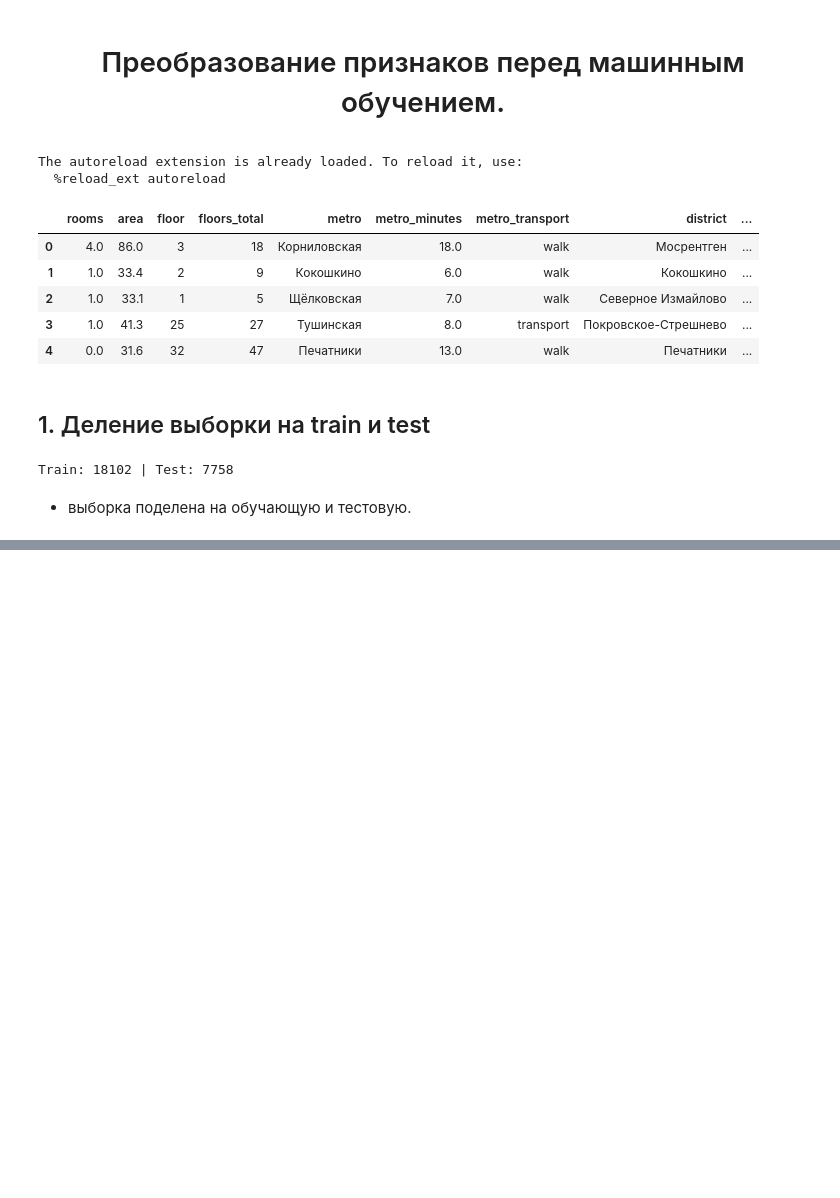
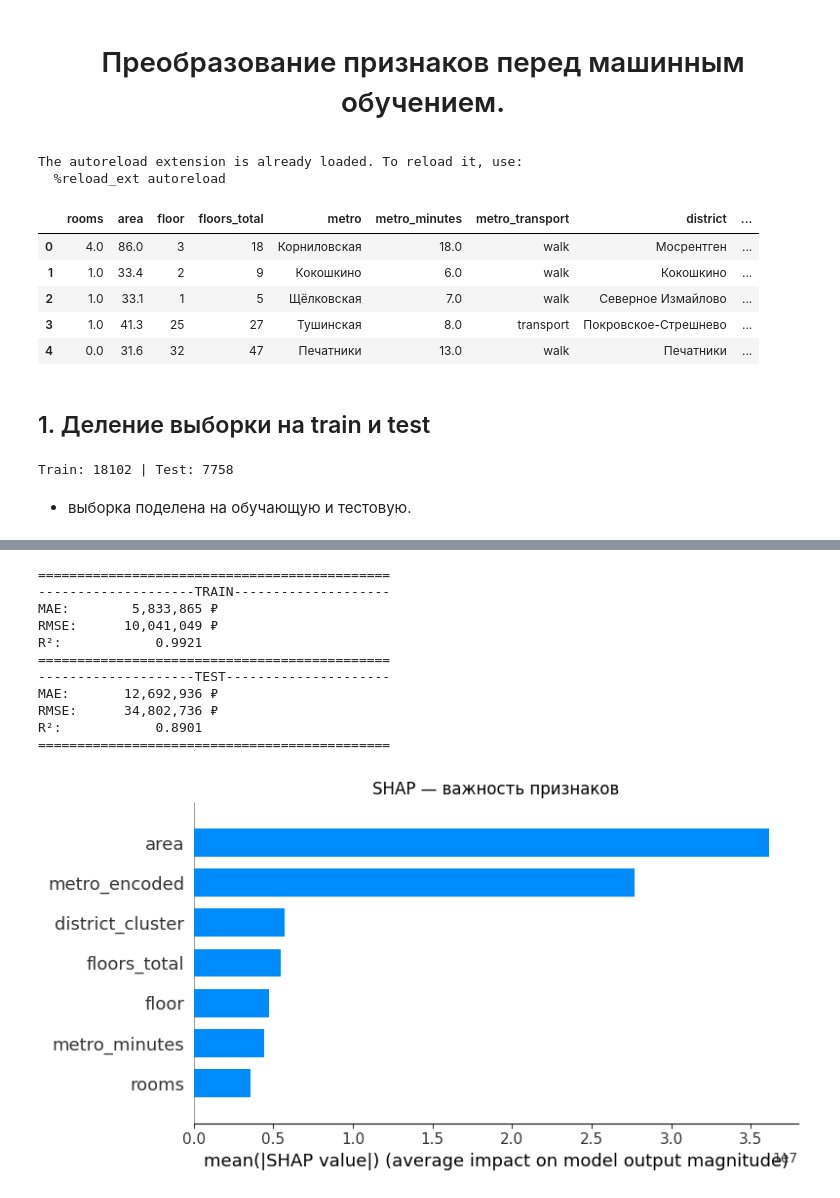
Before and after one commit to lopa8in/PROJECT-CIAN, a Jupyter notebook: ML/SHOW_feature_engineering.ipynb, the cells around one changed output, grey strips where cells are left out. Saved outputs shown, nothing was run; the diff lists cells and outputs as text; code cells hidden in the pictures; blank space fills up the shorter version.

```diff
--- a/ML/SHOW_feature_engineering.ipynb
+++ b/ML/SHOW_feature_engineering.ipynb
@@ -53,0 +195,80 @@ pd.DataFrame(X_train)
+# %%
+import numpy as np
+import pandas as pd
+import matplotlib.pyplot as plt
+import shap
+from sklearn.pipeline import Pipeline
+from sklearn.metrics import mean_absolute_error, mean_squared_error, r2_score
+from catboost import CatBoostRegressor
+
+best_params = {
+    'iterations':          927,
+    'learning_rate':       0.1859908390113456,
+    'depth':               8,
+    'l2_leaf_reg':         2.627401592508217,
+    'bagging_temperature': 0.5155525450602909,
+    'random_state':        42,
+    'verbose':             0
+}
+
+# Финальная модель
+pipe_final = Pipeline([
+    ('mkad',     OutsideInsideMetro()),
+    ('district', DistrictKMeansEncoder()),
+    ('minutes',  CoffForMetroMinutes()),
+    ('metro',    MetroTargetEncoder()),
+    ('seller',   SellerTypeDrop()),
+    ('drop',     DropColumns(columns=['in_moscow'])),
+    ('cb',       CatBoostRegressor(**best_params))
+])
+
+pipe_final.fit(X_train, y_train)
+
+pred_train = pipe_final.predict(X_train)
+pred_test  = pipe_final.predict(X_test)
+
+print("=" * 45)
+print(f"{'TRAIN':-^45}")
+print(f"MAE:  {mean_absolute_error(y_train, pred_train):>15,.0f} ₽")
+print(f"RMSE: {mean_squared_error(y_train, pred_train) ** 0.5:>15,.0f} ₽")
+print(f"R²:   {r2_score(y_train, pred_train):>15.4f}")
+print("=" * 45)
+print(f"{'TEST':-^45}")
+print(f"MAE:  {mean_absolute_error(y_test, pred_test):>15,.0f} ₽")
+print(f"RMSE: {mean_squared_error(y_test, pred_test) ** 0.5:>15,.0f} ₽")
+print(f"R²:   {r2_score(y_test, pred_test):>15.4f}")
+print("=" * 45)
+
+# SHAP
+X_test_transformed = pipe_final[:-1].transform(X_test)
+explainer = shap.TreeExplainer(pipe_final['cb'])
+shap_values = explainer.shap_values(X_test_transformed)
+
+# График 1 — важность признаков
+shap.summary_plot(shap_values, X_test_transformed, plot_type='bar', show=False)
+plt.title('SHAP — важность признаков')
+plt.tight_layout()
+plt.show()
+
+# График 2 — направление влияния
+shap.summary_plot(shap_values, X_test_transformed, show=False)
+plt.title('SHAP — влияние признаков на цену')
+plt.tight_layout()
+plt.show()
+
+# График 3 — объяснение одного предсказания
+shap_explanation = explainer(X_test_transformed)
+shap.waterfall_plot(shap_explanation[0])
+# %% [output]
+=============================================
+--------------------TRAIN--------------------
+MAE:        5,833,865 ₽
+RMSE:      10,041,049 ₽
+R²:            0.9921
+=============================================
+--------------------TEST---------------------
+MAE:       12,692,936 ₽
+RMSE:      34,802,736 ₽
+R²:            0.8901
+=============================================
+[figure, added]
```
Also changed, not shown: parts of 11 cells of this notebook, 1 other file.
